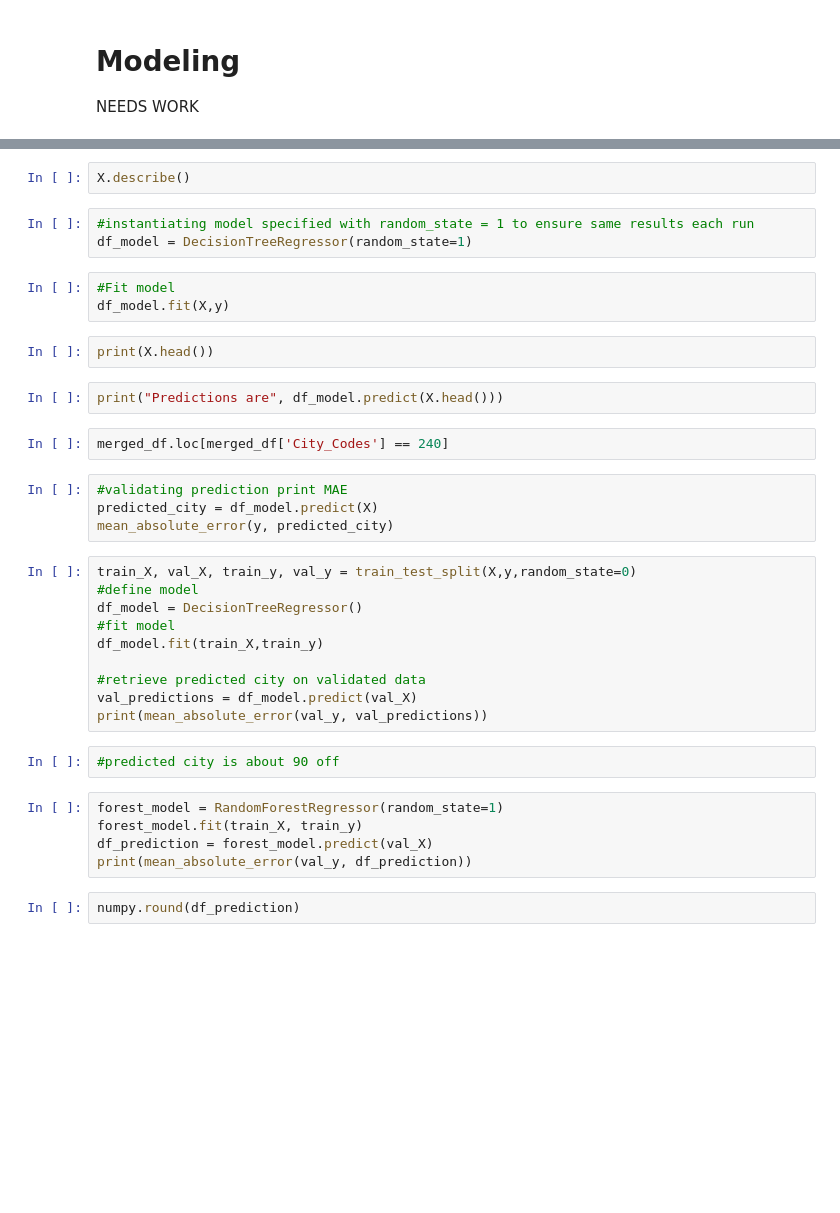
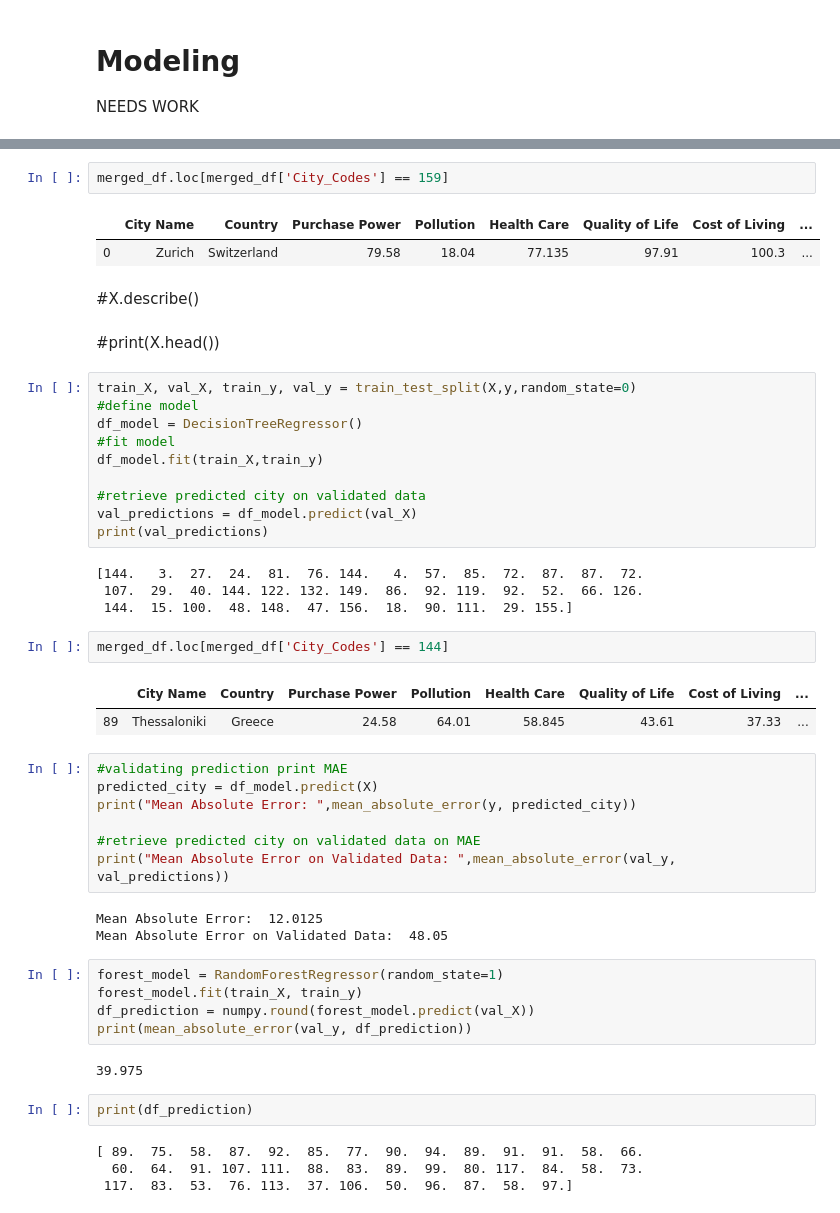
Before and after one commit to b3nb4ggs/tamudatathon2020, a Jupyter notebook: City Search/TAMU_Datathon.ipynb, the cells around one changed output, grey strips where cells are left out. Saved outputs shown, nothing was run; the diff lists cells and outputs as text; blank space fills up the shorter version.

Commit message:
updated modeling portion
added decisiontree regressor - randomforest regressor based on trained date

```diff
--- a/City Search/TAMU_Datathon.ipynb
+++ b/City Search/TAMU_Datathon.ipynb
@@ -271,38 +274,52 @@ KeyError: "['Purchasing Power'] not in index"
-# %%
-X.describe()
-# %%
-#instantiating model specified with random_state = 1 to ensure same results each run
-df_model = DecisionTreeRegressor(random_state=1)
-# %%
-#Fit model
-df_model.fit(X,y)
-# %%
-print(X.head())
-# %%
-print("Predictions are", df_model.predict(X.head()))
 # %%
-merged_df.loc[merged_df['City_Codes'] == 240]
+merged_df.loc[merged_df['City_Codes'] == 159]
+# %% [output]
+|  | City Name | Country | Purchase Power | Pollution | Health Care | Quality of Life | Cost of Living | ... |
+| 0 | Zurich | Switzerland | 79.58 | 18.04 | 77.135 | 97.91 | 100.3 | ... |
+# %% [markdown]
+#X.describe()
+# %% [markdown]
+#print(X.head())
+# %%
+train_X, val_X, train_y, val_y = train_test_split(X,y,random_state=0)
+#define model
+df_model = DecisionTreeRegressor()
+#fit model
+df_model.fit(train_X,train_y)
+
+#retrieve predicted city on validated data
+val_predictions = df_model.predict(val_X)
+print(val_predictions)
+# %% [output]
+[144.   3.  27.  24.  81.  76. 144.   4.  57.  85.  72.  87.  87.  72.
+ 107.  29.  40. 144. 122. 132. 149.  86.  92. 119.  92.  52.  66. 126.
+ 144.  15. 100.  48. 148.  47. 156.  18.  90. 111.  29. 155.]
+# %%
+merged_df.loc[merged_df['City_Codes'] == 144]
+# %% [output]
+|  | City Name | Country | Purchase Power | Pollution | Health Care | Quality of Life | Cost of Living | ... |
+| 89 | Thessaloniki | Greece | 24.58 | 64.01 | 58.845 | 43.61 | 37.33 | ... |
 # %%
 #validating prediction print MAE
 predicted_city = df_model.predict(X)
-mean_absolute_error(y, predicted_city)
+print("Mean Absolute Error: ",mean_absolute_error(y, predicted_city))
+
+#retrieve predicted city on validated data on MAE
+print("Mean Absolute Error on Validated Data: ",mean_absolute_error(val_y, val_predictions))
+# %% [output]
+Mean Absolute Error:  12.0125
+Mean Absolute Error on Validated Data:  48.05
-# %%
-train_X, val_X, train_y, val_y = train_test_split(X,y,random_state=0)
-#define model
-df_model = DecisionTreeRegressor()
-#fit model
-df_model.fit(train_X,train_y)
-
-#retrieve predicted city on validated data
-val_predictions = df_model.predict(val_X)
-print(mean_absolute_error(val_y, val_predictions))
-# %%
-#predicted city is about 90 off
 # %%
 forest_model = RandomForestRegressor(random_state=1)
 forest_model.fit(train_X, train_y)
-df_prediction = forest_model.predict(val_X)
+df_prediction = numpy.round(forest_model.predict(val_X))
 print(mean_absolute_error(val_y, df_prediction))
+# %% [output]
+39.975
-# %%
-numpy.round(df_prediction)
+# %%
+print(df_prediction)
+# %% [output]
+[ 89.  75.  58.  87.  92.  85.  77.  90.  94.  89.  91.  91.  58.  66.
+  60.  64.  91. 107. 111.  88.  83.  89.  99.  80. 117.  84.  58.  73.
+ 117.  83.  53.  76. 113.  37. 106.  50.  96.  87.  58.  97.]
 # %%
```
Also changed, not shown: parts of 9 cells of this notebook.
